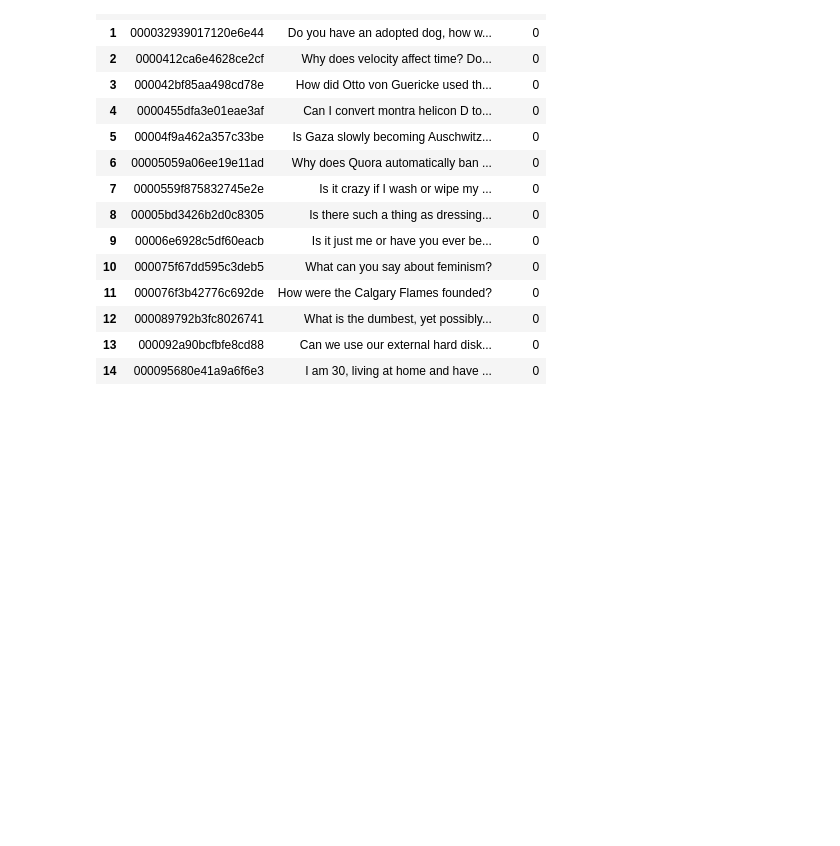
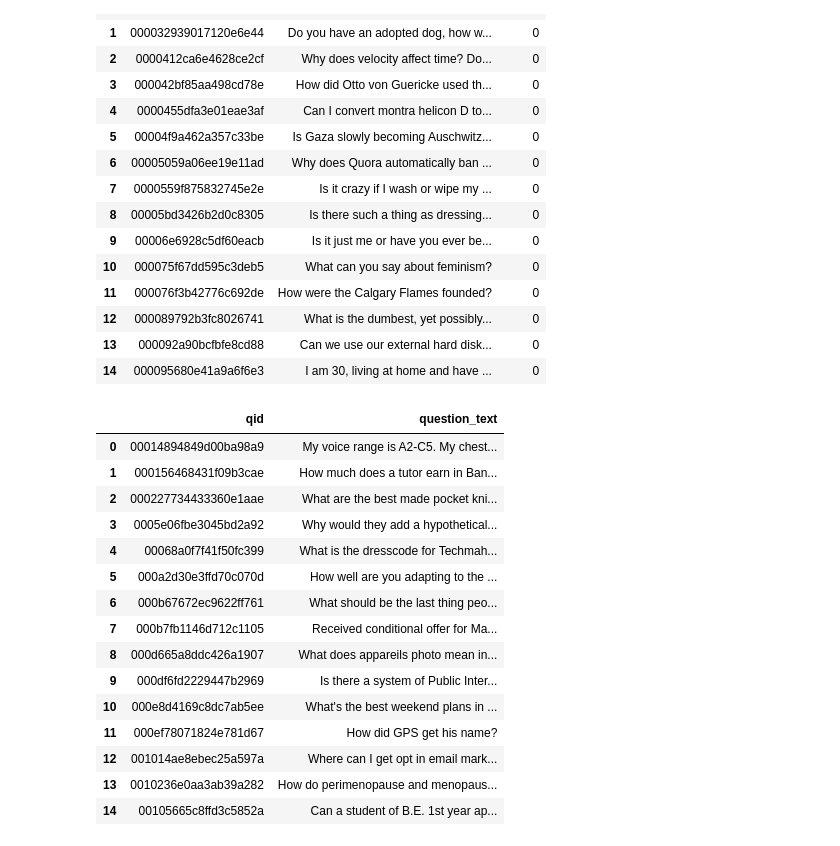
Before and after one commit to ElizaLo/Machine-Learning, a Jupyter notebook: Quora Insincere Questions Classification/Quora_Insincere_Questions_Classification.ipynb, the cells around one changed output. Cells and saved outputs as stored; diff of their text form; code cells hidden in the pictures; blank space fills up the shorter version.

```diff
--- a/Quora Insincere Questions Classification/Quora_Insincere_Questions_Classification.ipynb
+++ b/Quora Insincere Questions Classification/Quora_Insincere_Questions_Classification.ipynb
@@ -42,3 +43,22 @@ train.head(15)
 | 12 | 000089792b3fc8026741 | What is the dumbest, yet possibly... | 0 |
 | 13 | 000092a90bcfbfe8cd88 | Can we use our external hard disk... | 0 |
 | 14 | 000095680e41a9a6f6e3 | I am 30, living at home and have ... | 0 |
+# %%
+test.head(15)
+# %% [output]
+|  | qid | question_text |
+| 0 | 00014894849d00ba98a9 | My voice range is A2-C5. My chest... |
+| 1 | 000156468431f09b3cae | How much does a tutor earn in Ban... |
+| 2 | 000227734433360e1aae | What are the best made pocket kni... |
+| 3 | 0005e06fbe3045bd2a92 | Why would they add a hypothetical... |
+| 4 | 00068a0f7f41f50fc399 | What is the dresscode for Techmah... |
+| 5 | 000a2d30e3ffd70c070d | How well are you adapting to the ... |
+| 6 | 000b67672ec9622ff761 | What should be the last thing peo... |
+| 7 | 000b7fb1146d712c1105 | Received conditional offer for Ma... |
+| 8 | 000d665a8ddc426a1907 | What does appareils photo mean in... |
+| 9 | 000df6fd2229447b2969 | Is there a system of Public Inter... |
+| 10 | 000e8d4169c8dc7ab5ee | What's the best weekend plans in ... |
+| 11 | 000ef78071824e781d67 | How did GPS get his name? |
+| 12 | 001014ae8ebec25a597a | Where can I get opt in email mark... |
+| 13 | 0010236e0aa3ab39a282 | How do perimenopause and menopaus... |
+| 14 | 00105665c8ffd3c5852a | Can a student of B.E. 1st year ap... |
```
Also changed, not shown: parts of 6 cells of this notebook.
